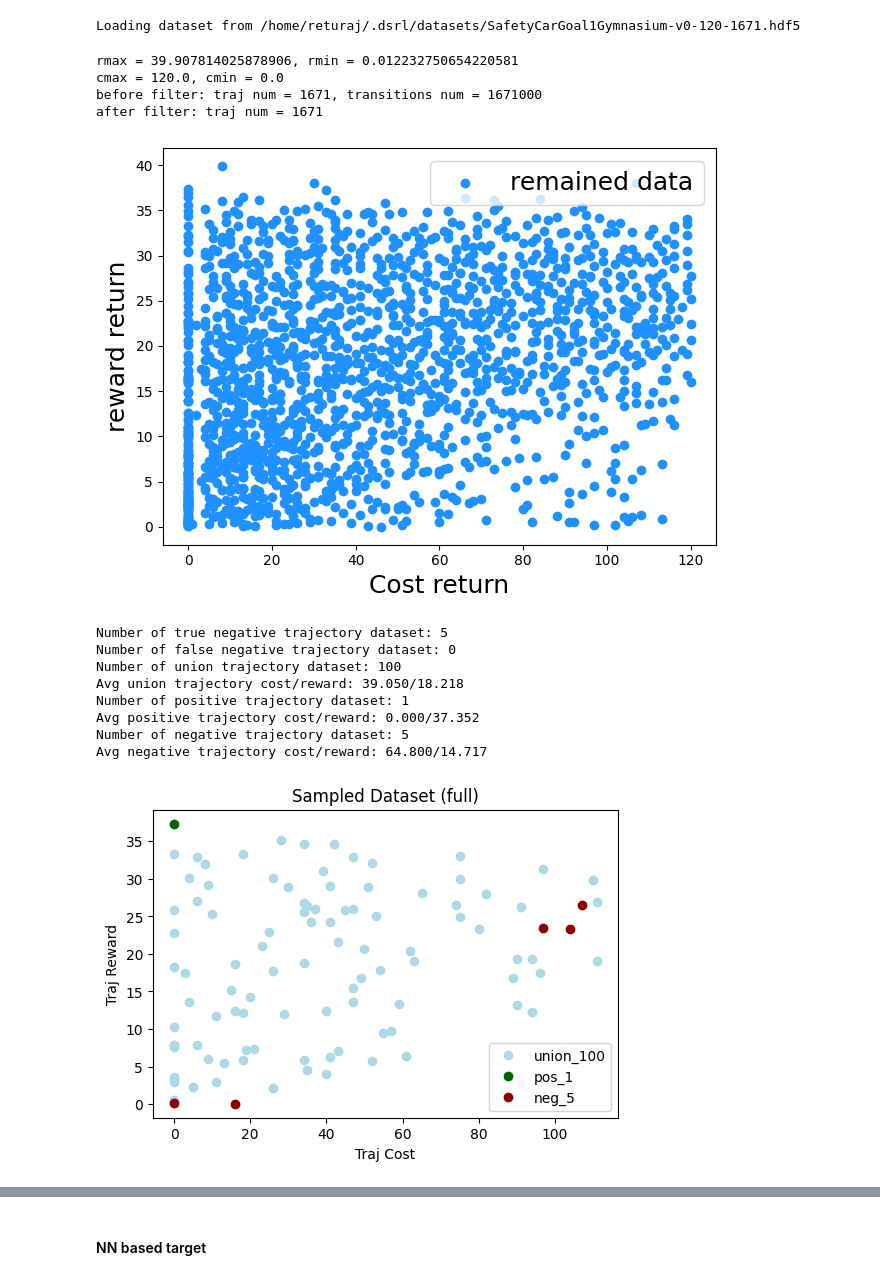
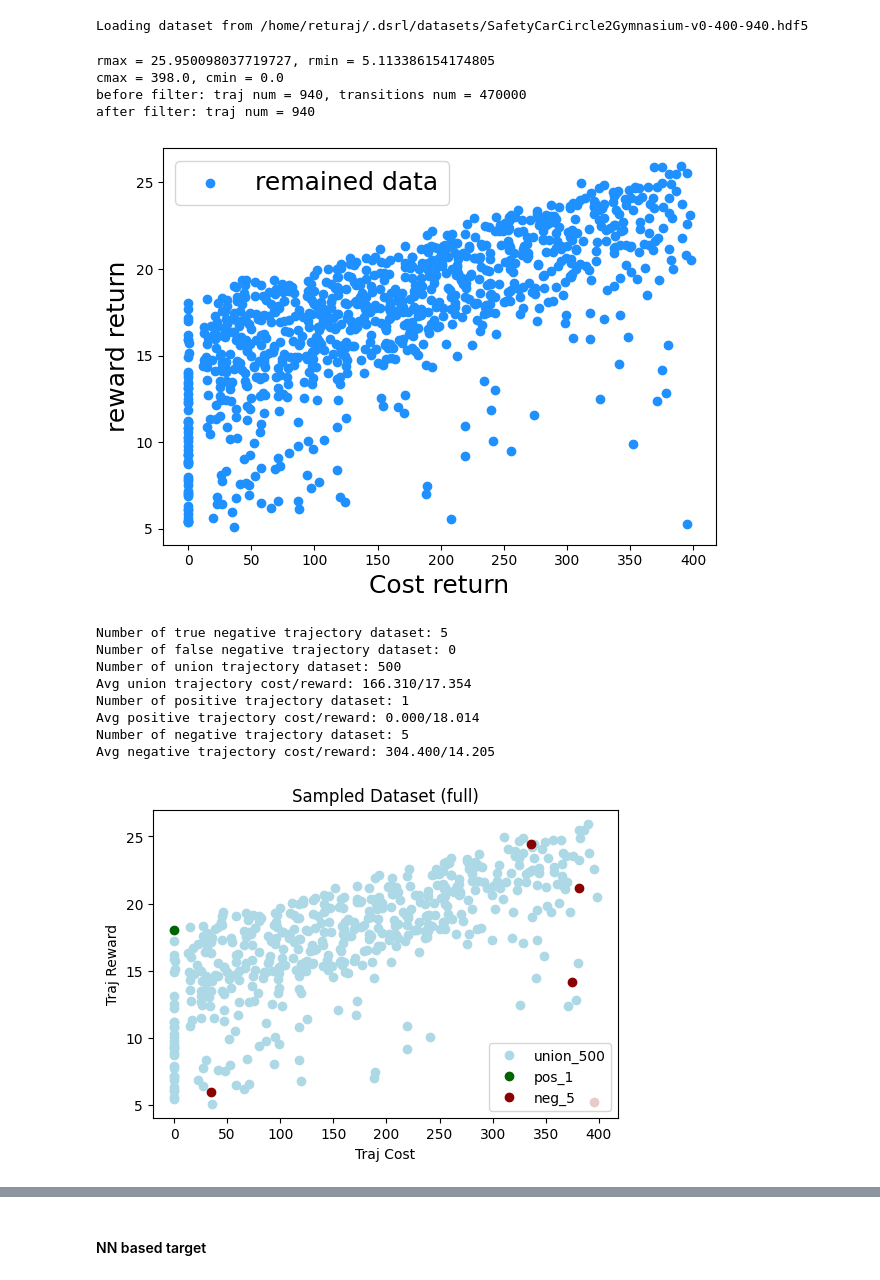
Before and after one commit to returaj/offline_mpc, a Jupyter notebook: dsrl_model/notebooks/check_cost_jax.ipynb, the cells around one changed output, grey strips where cells are left out. Drawn from its saved outputs; the diff is of its cells as text; code cells hidden in the pictures.

```diff
--- a/dsrl_model/notebooks/check_cost_jax.ipynb
+++ b/dsrl_model/notebooks/check_cost_jax.ipynb
@@ -195,7 +193,7 @@ trajectory_cfg = {
     "inpaint_ranges": None,
     "num_positive_trajectories": 1,
     "num_negative_trajectories": 5,
-    "num_union_trajectories": 100,
+    "num_union_trajectories": 500,
     "non_pref_noise": 0,
     "data_inpaint": "full",
     "inpaint_ranges": None,
@@ -235,22 +231,28 @@ NameError: name 'pos_data' is not defined
 env, obs_dim, act_dim = get_env(task)
 main_data = get_dataset_in_d4rl_format(env, trajectory_cfg, task, 1000)
 # %% [output]
-Loading dataset from /home/returaj/.dsrl/datasets/SafetyCarGoal1Gymnasium-v0-120-1671.hdf5
+Loading dataset from /home/returaj/.dsrl/datasets/SafetyCarCircle2Gymnasium-v0-400-940.hdf5
-rmax = 39.907814025878906, rmin = 0.012232750654220581
-cmax = 120.0, cmin = 0.0
-before filter: traj num = 1671, transitions num = 1671000
-after filter: traj num = 1671
+rmax = 25.950098037719727, rmin = 5.113386154174805
+cmax = 398.0, cmin = 0.0
+before filter: traj num = 940, transitions num = 470000
+after filter: traj num = 940
-[figure, old version]
+[figure, new version]
 # %%
 pos_data, neg_data, union_data = get_pos_neg_and_union_data(main_data, trajectory_cfg)
+
+if is_norm:
+    pos_data, neg_data, union_data, mu_obs, std_obs = get_normalized_data(
+        pos_data, neg_data, union_data
+    )
+
 del main_data
 # %% [output]
 Number of true negative trajectory dataset: 5
 Number of false negative trajectory dataset: 0
-Number of union trajectory dataset: 100
-Avg union trajectory cost/reward: 39.050/18.218
+Number of union trajectory dataset: 500
+Avg union trajectory cost/reward: 166.310/17.354
 Number of positive trajectory dataset: 1
-Avg positive trajectory cost/reward: 0.000/37.352
+Avg positive trajectory cost/reward: 0.000/18.014
 Number of negative trajectory dataset: 5
-Avg negative trajectory cost/reward: 64.800/14.717
+Avg negative trajectory cost/reward: 304.400/14.205
-[figure, old version]
+[figure, new version]
```
Also changed, not shown: parts of 12 cells of this notebook, 2 other files.
